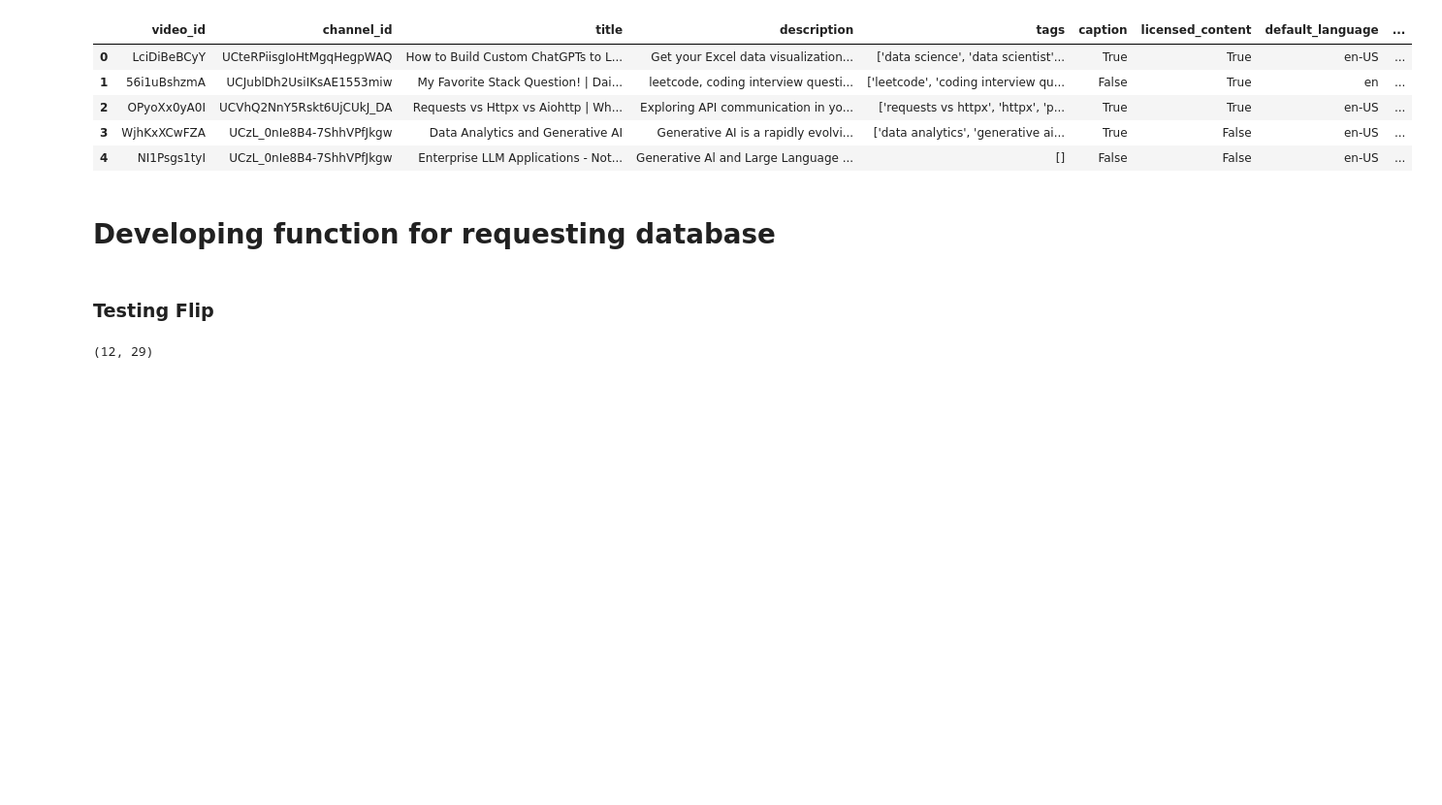
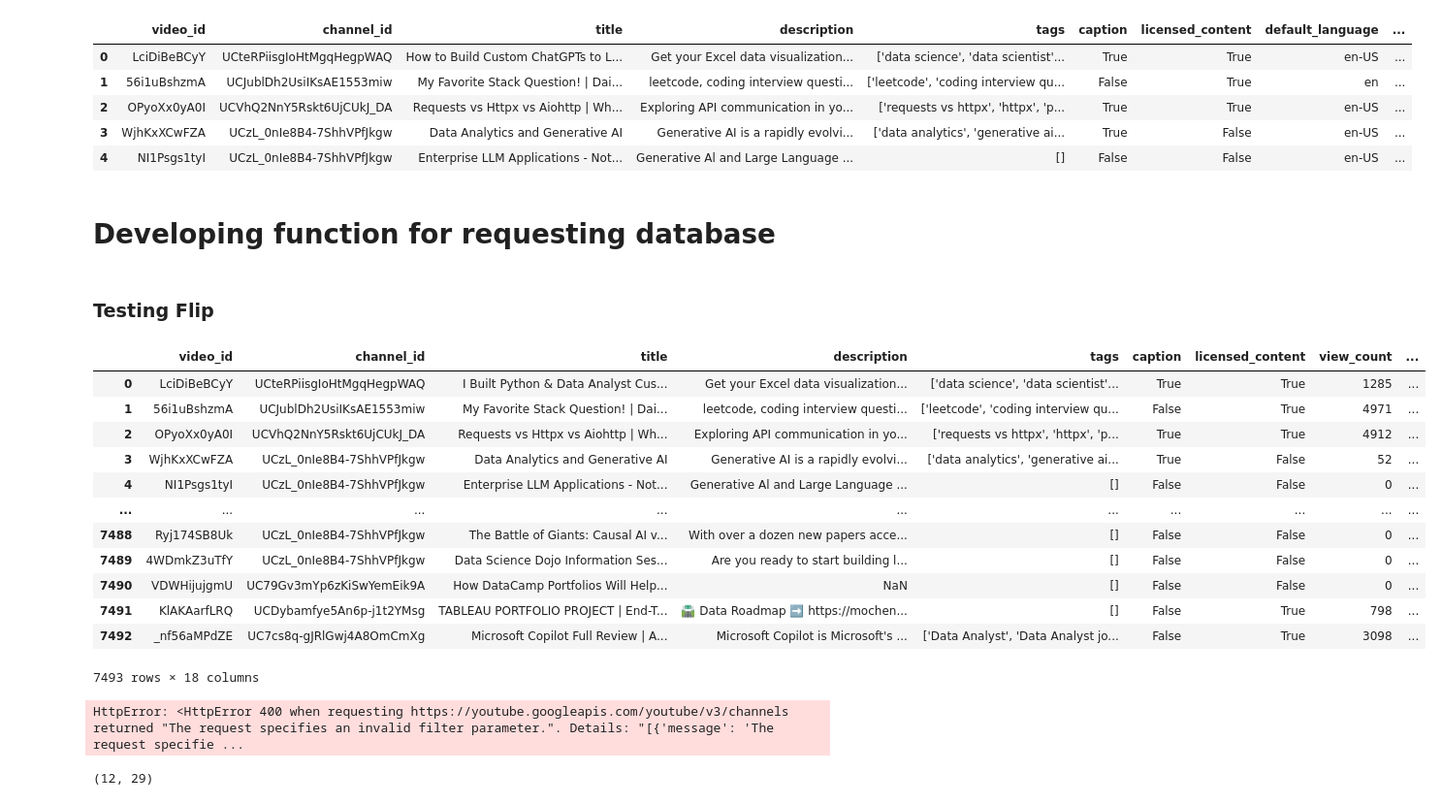
Before and after one commit to LHide14/YouTube-Analytics, a Jupyter notebook: transform.ipynb, the cells around one changed output. Shown at 97% size. Cells and saved outputs as stored; diff of their text form; code cells hidden in the pictures; blank space fills up the shorter version.

```diff
--- a/transform.ipynb
+++ b/transform.ipynb
@@ -242,6 +242,23 @@ test_flip_df = merge_clean_function(final_a, df_b)
 test_flip_df = merge_clean_function(test_flip_df, df_c)
 test_flip_df = merge_clean_function(test_flip_df, df_d)
 test_flip_df = merge_clean_function(test_flip_df, df_e)
+# %%
+new_test_df = pd.read_csv('YouTube_Running_Data_running_youtube_video_data (1).csv')
+new_test_df
+# %% [output]
+|  | video_id | channel_id | title | description | tags | caption | licensed_content | view_count | ... |
+| 0 | LciDiBeBCyY | UCteRPiisgIoHtMgqHegpWAQ | I Built Python & Data Analyst Cus... | Get your Excel data visualization... | ['data science', 'data scientist'... | True | True | 1285 | ... |
+| 1 | 56i1uBshzmA | UCJublDh2UsiIKsAE1553miw | My Favorite Stack Question! | Dai... | leetcode, coding interview questi... | ['leetcode', 'coding interview qu... | False | True | 4971 | ... |
+| 2 | OPyoXx0yA0I | UCVhQ2NnY5Rskt6UjCUkJ_DA | Requests vs Httpx vs Aiohttp | Wh... | Exploring API communication in yo... | ['requests vs httpx', 'httpx', 'p... | True | True | 4912 | ... |
+| 3 | WjhKxXCwFZA | UCzL_0nIe8B4-7ShhVPfJkgw | Data Analytics and Generative AI | Generative AI is a rapidly evolvi... | ['data analytics', 'generative ai... | True | False | 52 | ... |
+| 4 | NI1Psgs1tyI | UCzL_0nIe8B4-7ShhVPfJkgw | Enterprise LLM Applications - Not... | Generative Al and Large Language ... | [] | False | False | 0 | ... |
+| ... | ... | ... | ... | ... | ... | ... | ... | ... | ... |
+| 7488 | Ryj174SB8Uk | UCzL_0nIe8B4-7ShhVPfJkgw | The Battle of Giants: Causal AI v... | With over a dozen new papers acce... | [] | False | False | 0 | ... |
+| 7489 | 4WDmkZ3uTfY | UCzL_0nIe8B4-7ShhVPfJkgw | Data Science Dojo Information Ses... | Are you ready to start building l... | [] | False | False | 0 | ... |
+| 7490 | VDWHijujgmU | UC79Gv3mYp6zKiSwYemEik9A | How DataCamp Portfolios Will Help... | NaN | [] | False | False | 0 | ... |
+| 7491 | KlAKAarfLRQ | UCDybamfye5An6p-j1t2YMsg | TABLEAU PORTFOLIO PROJECT | End-T... | 🛣️ Data Roadmap ➡️ https://mochen... | [] | False | True | 798 | ... |
+| 7492 | _nf56aMPdZE | UC7cs8q-gJRlGwj4A8OmCmXg | Microsoft Copilot Full Review | A... | Microsoft Copilot is Microsoft's ... | ['Data Analyst', 'Data Analyst jo... | False | True | 3098 | ... |
+7493 rows × 18 columns
 # %%
 def get_channel_stats(youtube_key, channel_ids):
 
@@ -306,3 +321,8 @@ test_database = database_creator(test_flip_df, 3)
+# %%
+test_database = database_creator(new_test_df, 10)
+test_database
+# %% [output]
+HttpError: <HttpError 400 when requesting https://youtube.googleapis.com/youtube/v3/channels returned "The request specifies an invalid filter parameter.". Details: "[{'message': 'The request specifie ...
 # %%
 test_database.shape
 # %% [output]
```
Also changed, not shown: parts of 2 cells of this notebook, 4 other files.
